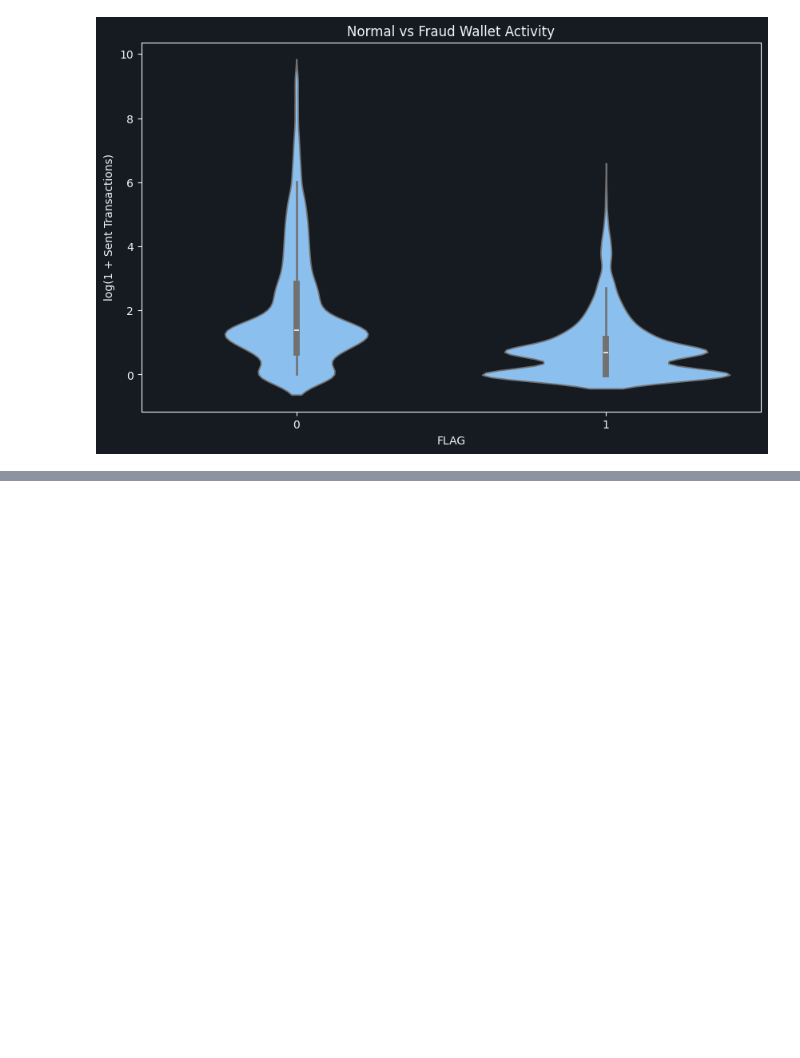
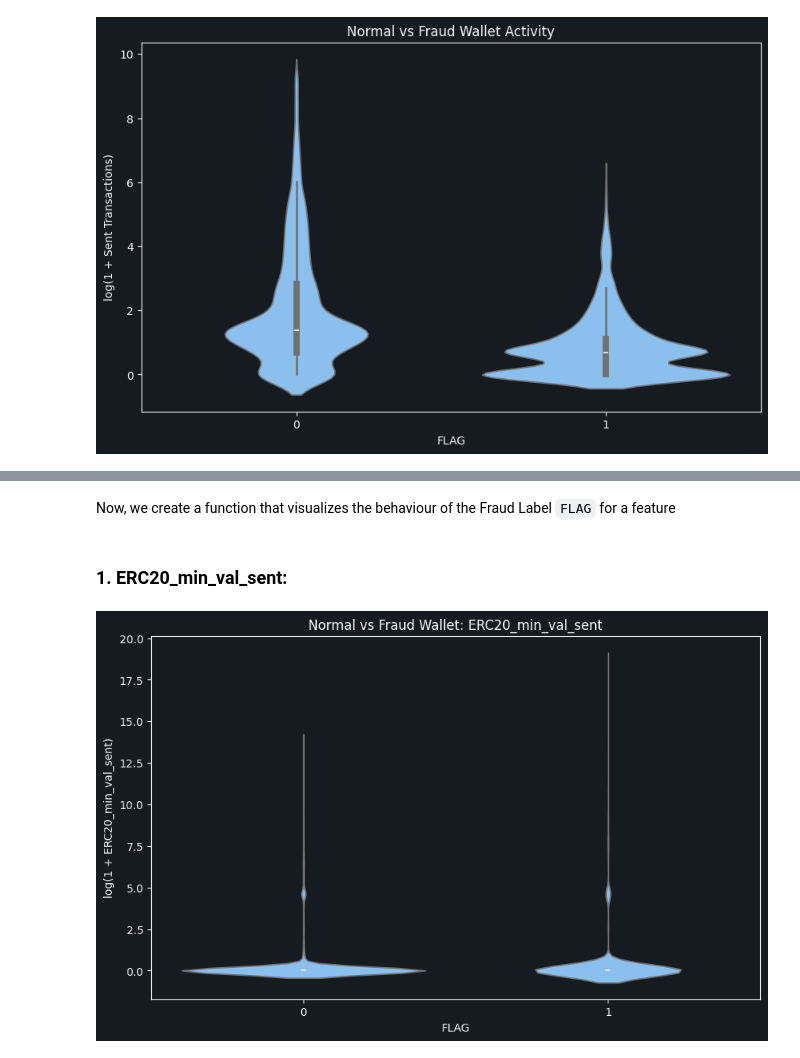
Before and after one commit to supersleazy/ETH-fraud-wallet-detection, a Jupyter notebook: ETH-fraud-wallet-detection.ipynb, the cells around one changed output, grey strips where cells are left out. Saved outputs shown, nothing was run; the diff lists cells and outputs as text; code cells hidden in the pictures; blank space fills up the shorter version.

```diff
--- a/ETH-fraud-wallet-detection.ipynb
+++ b/ETH-fraud-wallet-detection.ipynb
@@ -209,0 +210,24 @@ plt.show()
+# %% [markdown]
+Now, we create a function that visualizes the behaviour of the Fraud Label `FLAG` for a feature
+# %%
+def compare_feature(feature_name):
+
+    plt.figure(figsize=(10,6))
+
+    sns.violinplot(
+        x=df["FLAG"],
+        y=np.log1p(df[feature_name])
+    )
+
+    plt.title(f"Normal vs Fraud Wallet: {feature_name}")
+
+    plt.xlabel("FLAG")
+    plt.ylabel(f"log(1 + {feature_name})")
+
+    plt.show()
+# %% [markdown]
+### 1. ERC20_min_val_sent:
+# %%
+compare_feature("ERC20_min_val_sent")
+# %% [output]
+[figure, added]
```
Also changed, not shown: parts of 44 cells of this notebook, 2 other files.
